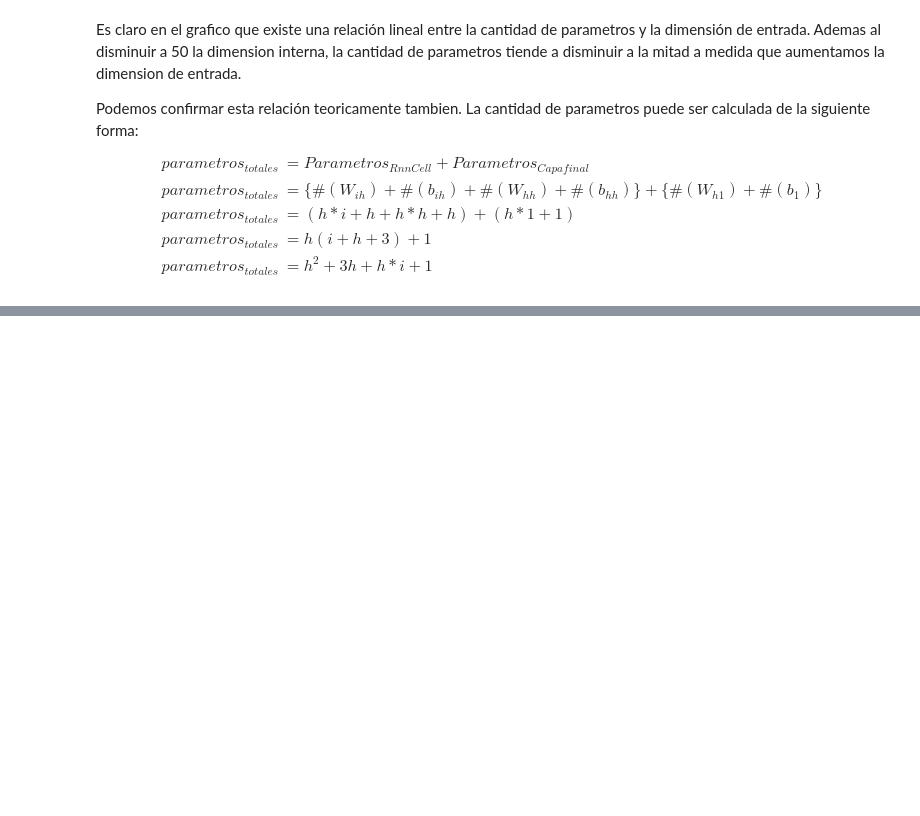
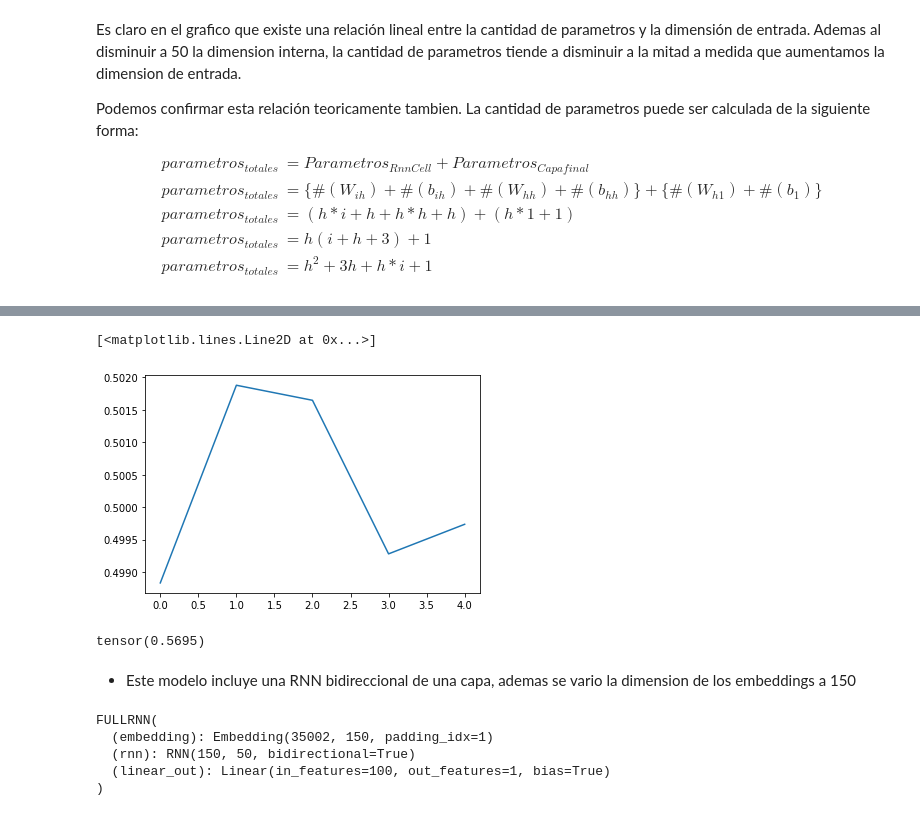
Before and after one commit to fipaniagua/IIC3697-Deep-Learning, a Jupyter notebook: LSTM RNN and attention with Pytorch/HW2.ipynb, the cells around one changed output, grey strips where cells are left out. Cells and saved outputs as stored; diff of their text form; code cells hidden in the pictures; blank space fills up the shorter version.

```diff
--- a/LSTM RNN and attention with Pytorch/HW2.ipynb
+++ b/LSTM RNN and attention with Pytorch/HW2.ipynb
@@ -109,0 +205,7 @@ Es decir, mientras mas grande es la dimension de la entrada, mas liniealmente se
+# %%
+def calc_accuracy(X,Y):
+   #round predictions to the closest integer
+    rounded_preds = torch.round(torch.sigmoid(X))
+    correct = (rounded_preds == Y).float() #convert into float for division
+    acc = correct.sum() / len(correct)
+    return acc
@@ -109,0 +272,9 @@ Es decir, mientras mas grande es la dimension de la entrada, mas liniealmente se
+# %%
+INPUT_DIM = len(TEXT.vocab)
+EMBEDDING_DIM = 100
+HIDDEN_DIM = 50
+NUM_LAYERS = 1
+
+model = FULLRNN(INPUT_DIM, HIDDEN_DIM, NUM_LAYERS ,EMBEDDING_DIM, TEXT.vocab.stoi[TEXT.pad_token])
+model.add_pretrained_embeddings(TEXT)
+model.to(device)
@@ -109,0 +310,9 @@ Es decir, mientras mas grande es la dimension de la entrada, mas liniealmente se
+# %%
+INPUT_DIM = len(TEXT.vocab)
+EMBEDDING_DIM = 100
+HIDDEN_DIM = 100
+NUM_LAYERS = 1
+
+model2 = FULLRNN(INPUT_DIM, HIDDEN_DIM, NUM_LAYERS ,EMBEDDING_DIM, TEXT.vocab.stoi[TEXT.pad_token])
+model2.add_pretrained_embeddings(TEXT)
+model2.to(device)
@@ -109,0 +325,2 @@ Es decir, mientras mas grande es la dimension de la entrada, mas liniealmente se
+# %%
+acc = run(model2, imdb_train_iterator, n_epochs = 5)
@@ -109,0 +338,30 @@ Es decir, mientras mas grande es la dimension de la entrada, mas liniealmente se
+# %%
+plt.plot(acc)
+# %% [output]
+[<matplotlib.lines.Line2D at 0x...>]
+[figure, added]
+# %%
+eval_model(model2, imdb_test_iterator)
+# %% [output]
+tensor(0.5695)
+# %% [markdown]
+
+
+*  Este modelo incluye una RNN bidireccional de una capa, ademas se vario la dimension de los embeddings a 150
+# %%
+INPUT_DIM = len(TEXT.vocab)
+EMBEDDING_DIM = 150
+HIDDEN_DIM = 50
+NUM_LAYERS = 1
+BIDIRECTIONAL = True
+
+model3 = FULLRNN(INPUT_DIM, HIDDEN_DIM, NUM_LAYERS ,EMBEDDING_DIM, TEXT.vocab.stoi[TEXT.pad_token],
+                 BIDIRECTIONAL)
+#model3.add_pretrained_embeddings(TEXT)
+model3.to(device)
+# %% [output]
+FULLRNN(
+  (embedding): Embedding(35002, 150, padding_idx=1)
+  (rnn): RNN(150, 50, bidirectional=True)
+  (linear_out): Linear(in_features=100, out_features=1, bias=True)
+)
```
Also changed, not shown: parts of 108 cells of this notebook.
